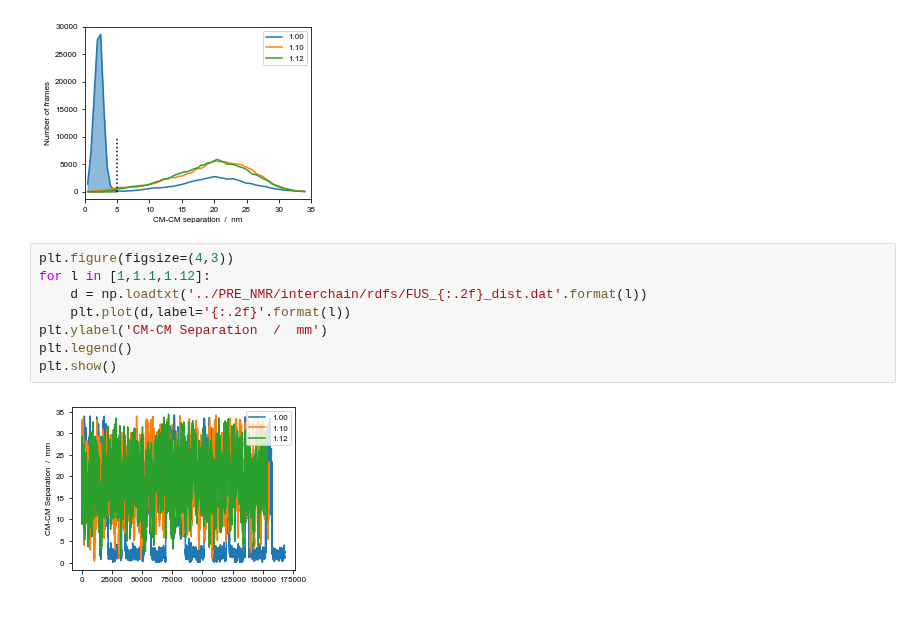
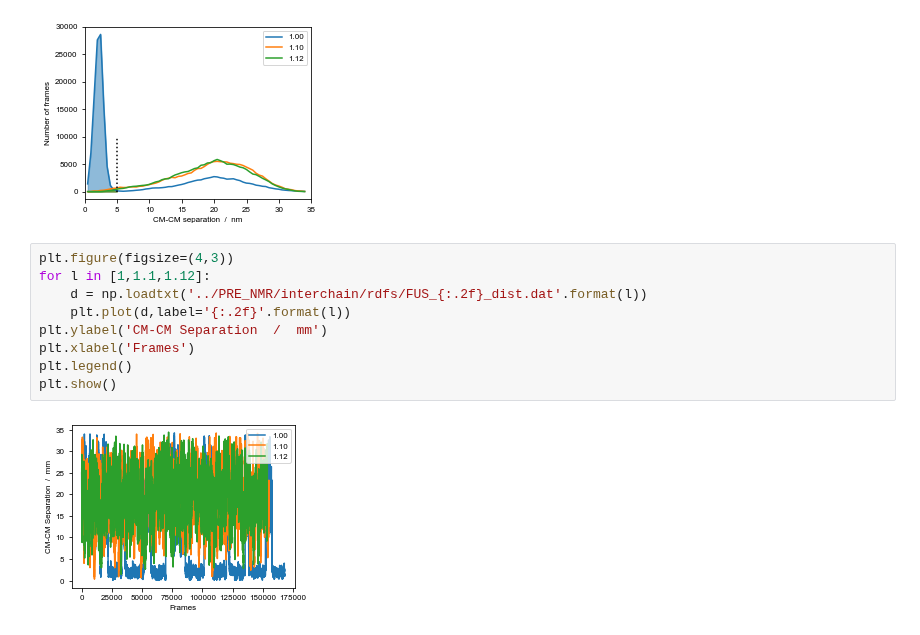
Before and after one commit to KULL-Centre/papers, a Jupyter notebook: 2021/Martini-Thomasen-et-al/notebooks/interchain_PRE.ipynb, the cells around one changed output. Cells and saved outputs as stored; diff of their text form.

```diff
--- a/2021/Martini-Thomasen-et-al/notebooks/interchain_PRE.ipynb
+++ b/2021/Martini-Thomasen-et-al/notebooks/interchain_PRE.ipynb
@@ -108,10 +108,11 @@ plt.tight_layout()
 # %%
 plt.figure(figsize=(4,3))
 for l in [1,1.1,1.12]:
     d = np.loadtxt('../PRE_NMR/interchain/rdfs/FUS_{:.2f}_dist.dat'.format(l))
     plt.plot(d,label='{:.2f}'.format(l))
 plt.ylabel('CM-CM Separation  /  mm')
+plt.xlabel('Frames')
 plt.legend()
 plt.show()
 # %% [output]
-[figure, old version]
+[figure, new version]
```
Also changed, not shown: 1 other file.
